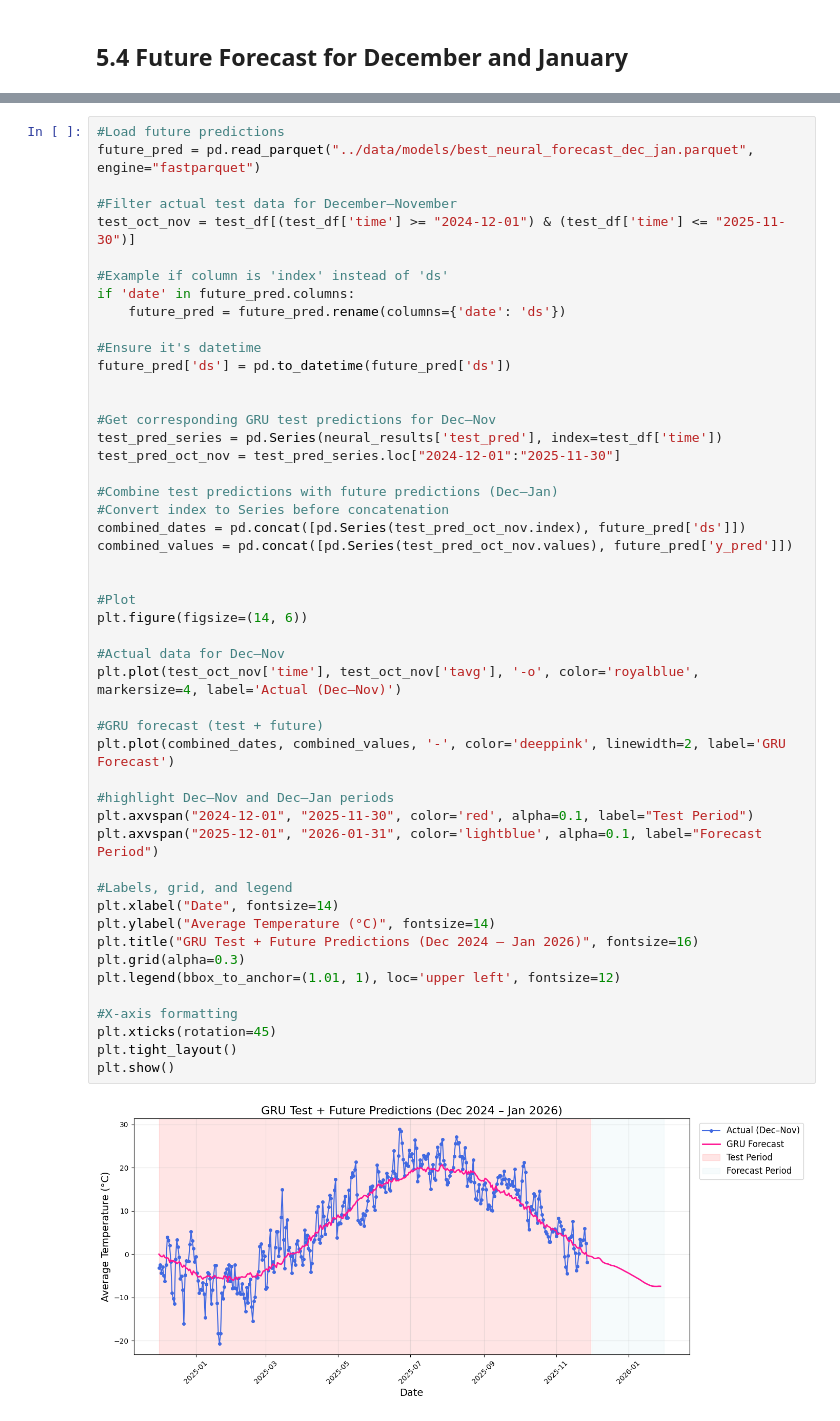
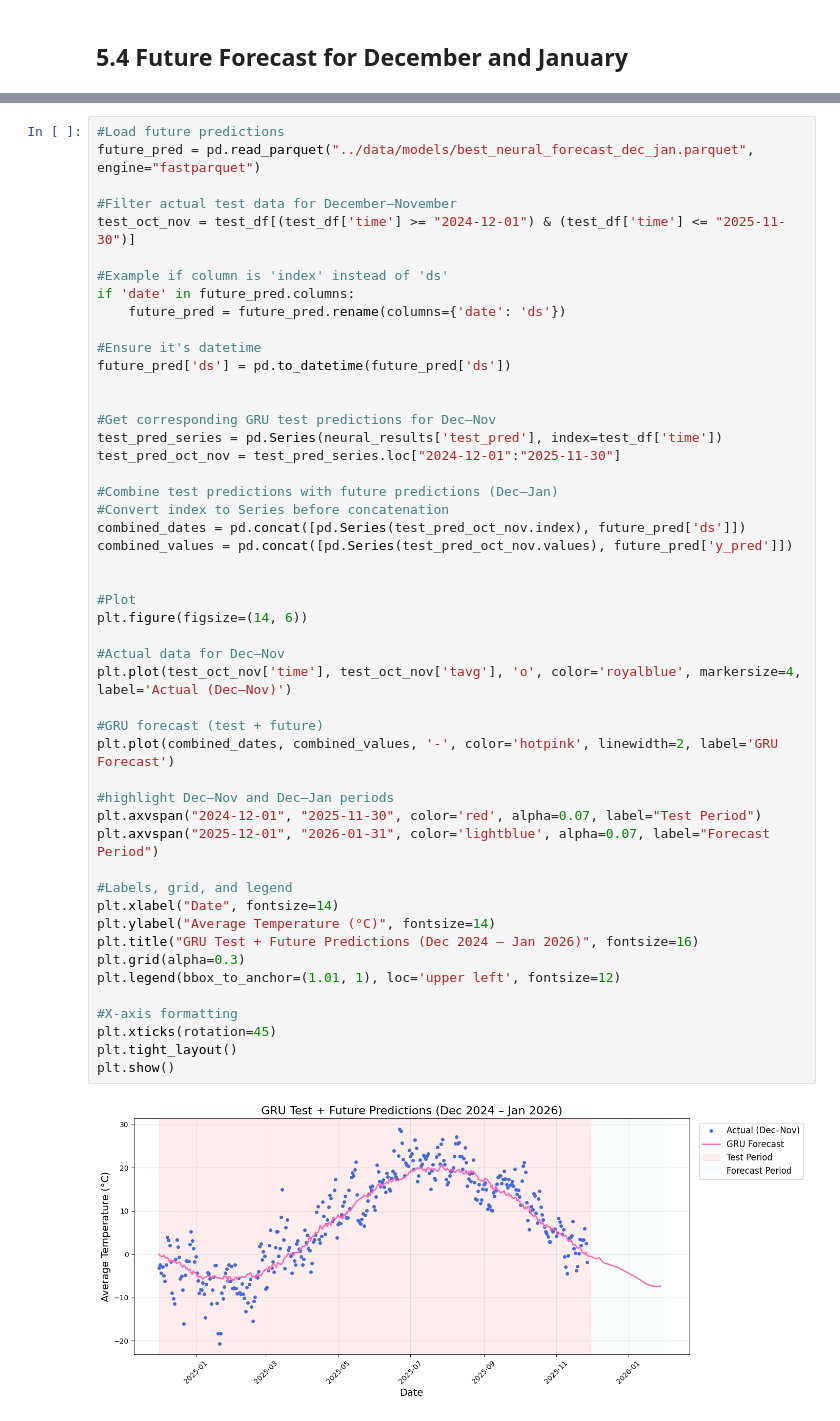
Before and after one commit to smn-krn/TIS3IL-WS25-Project, a Jupyter notebook: code/03-visualization.ipynb, the cells around one changed output, grey strips where cells are left out. Drawn from its saved outputs; the diff is of its cells as text.

```diff
--- a/code/03-visualization.ipynb
+++ b/code/03-visualization.ipynb
@@ -700,35 +704,35 @@ future_pred['ds'] = pd.to_datetime(future_pred['ds'])
 test_pred_series = pd.Series(neural_results['test_pred'], index=test_df['time'])
 test_pred_oct_nov = test_pred_series.loc["2024-12-01":"2025-11-30"]
 
 #Combine test predictions with future predictions (Dec–Jan)
 #Convert index to Series before concatenation
 combined_dates = pd.concat([pd.Series(test_pred_oct_nov.index), future_pred['ds']])
 combined_values = pd.concat([pd.Series(test_pred_oct_nov.values), future_pred['y_pred']])
 
 
 #Plot
 plt.figure(figsize=(14, 6))
 
 #Actual data for Dec–Nov
-plt.plot(test_oct_nov['time'], test_oct_nov['tavg'], '-o', color='royalblue', markersize=4, label='Actual (Dec–Nov)')
+plt.plot(test_oct_nov['time'], test_oct_nov['tavg'], 'o', color='royalblue', markersize=4, label='Actual (Dec–Nov)')
 
 #GRU forecast (test + future)
-plt.plot(combined_dates, combined_values, '-', color='deeppink', linewidth=2, label='GRU Forecast')
+plt.plot(combined_dates, combined_values, '-', color='hotpink', linewidth=2, label='GRU Forecast')
 
 #highlight Dec–Nov and Dec–Jan periods
-plt.axvspan("2024-12-01", "2025-11-30", color='red', alpha=0.1, label="Test Period")
-plt.axvspan("2025-12-01", "2026-01-31", color='lightblue', alpha=0.1, label="Forecast Period")
+plt.axvspan("2024-12-01", "2025-11-30", color='red', alpha=0.07, label="Test Period")
+plt.axvspan("2025-12-01", "2026-01-31", color='lightblue', alpha=0.07, label="Forecast Period")
 
 #Labels, grid, and legend
 plt.xlabel("Date", fontsize=14)
 plt.ylabel("Average Temperature (°C)", fontsize=14)
 plt.title("GRU Test + Future Predictions (Dec 2024 – Jan 2026)", fontsize=16)
 plt.grid(alpha=0.3)
 plt.legend(bbox_to_anchor=(1.01, 1), loc='upper left', fontsize=12)
 
 #X-axis formatting
 plt.xticks(rotation=45)
 plt.tight_layout()
 plt.show()
 # %% [output]
-[figure, old version]
+[figure, new version]
```
Also changed, not shown: parts of 8 cells of this notebook.
